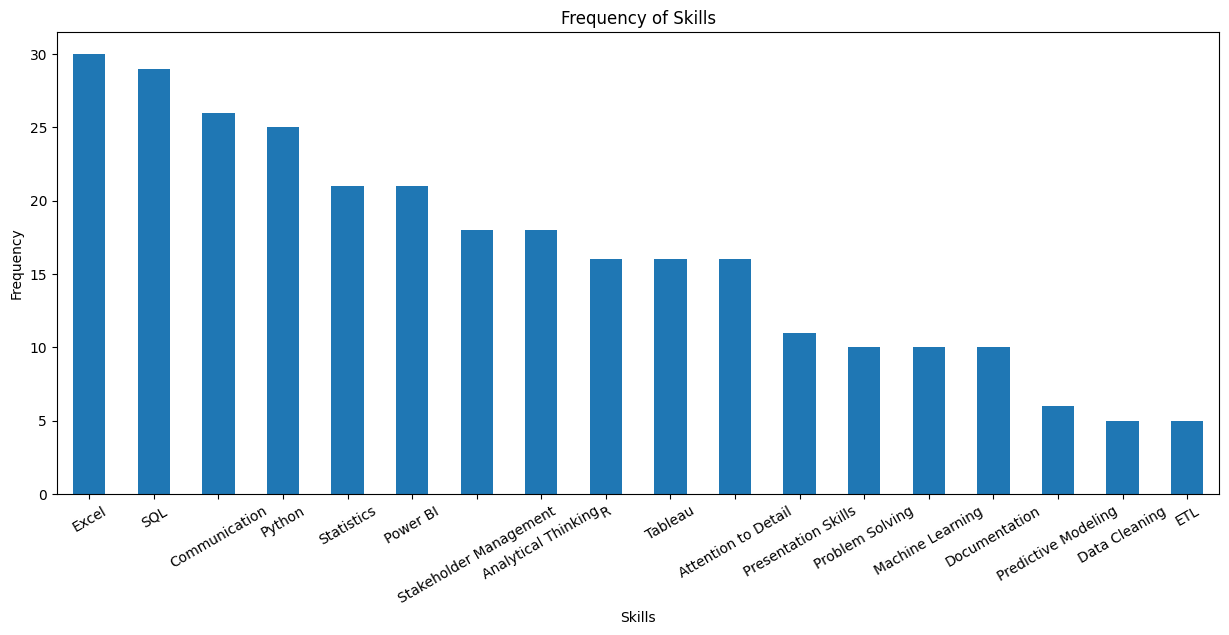
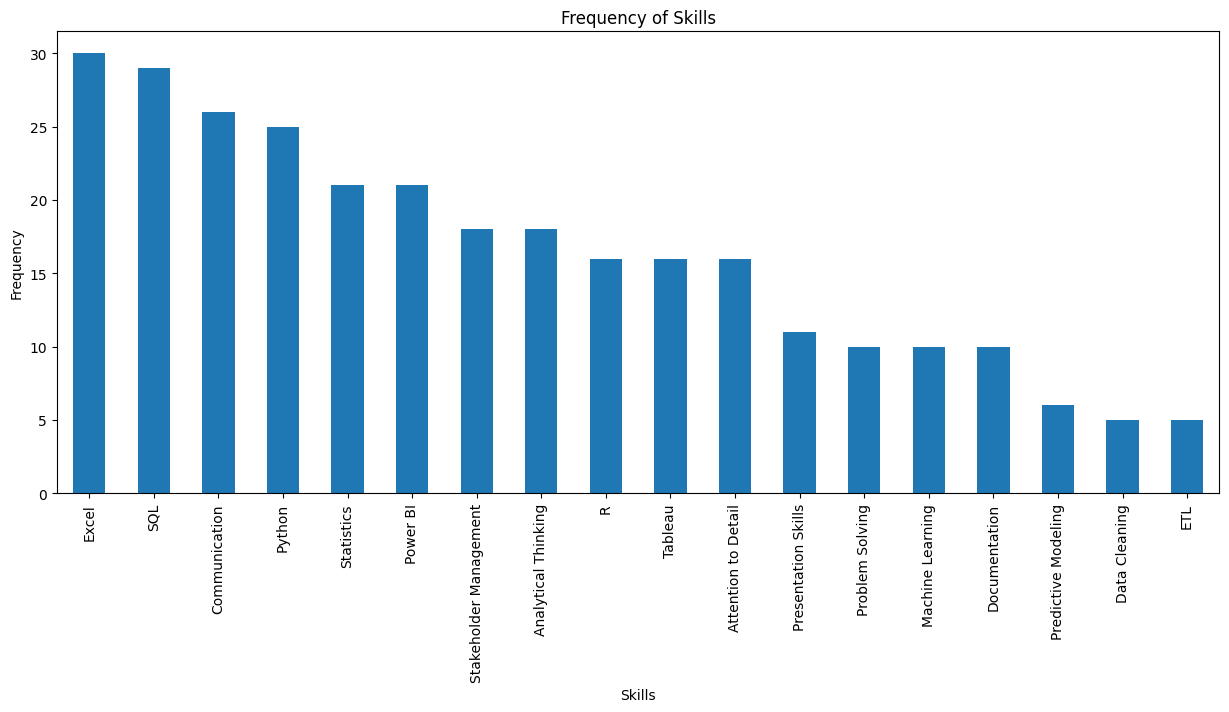
Unified diff of the notebook cell whose output changed from the first chart to the second:
--- before
+++ after
@@ -8,4 +8,4 @@
 plt.xlabel('Skills')
 plt.ylabel('Frequency')
-plt.xticks(rotation=30)
+plt.xticks(rotation=90)
 plt.show()

Commit: Created using Colab